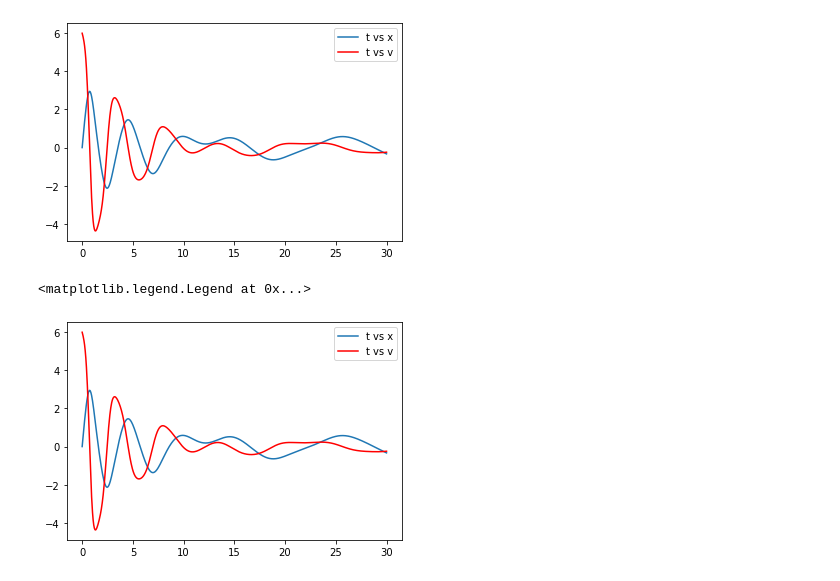
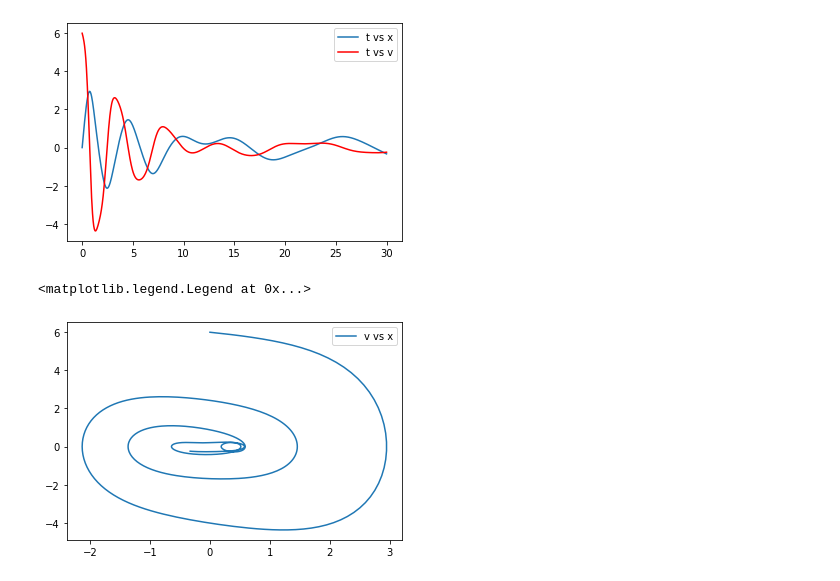
Before and after one commit to Jjat00/MN-EDO-SEDO, a Jupyter notebook: MN_edo_y_sedo.ipynb, the cells around one changed output. Cells and saved outputs as stored; diff of their text form; code cells hidden in the pictures.

Commit message:
agregué última gráfica v vs x

```diff
--- a/MN_edo_y_sedo.ipynb
+++ b/MN_edo_y_sedo.ipynb
@@ -724,11 +725,9 @@ plt.legend()
 <matplotlib.legend.Legend at 0x...>
 [figure]
 # %%
-# gráfica (𝑥 y 𝑣 𝑣𝑒𝑟𝑠𝑢𝑠 𝑡)
-plt.plot(t, x, label = 't vs x')
-# grafica solución exacta
-plt.plot(t, v, label = 't vs v', color='red')
+#gráfica del espacio-fase (𝑣 𝑣𝑒𝑟𝑠𝑢𝑠 𝑥)
+plt.plot(x, v, label = 'v vs x')
 plt.legend()
 # %% [output]
 <matplotlib.legend.Legend at 0x...>
-[figure, old version]
+[figure, new version]
```
Also changed, not shown: parts of 1 cell of this notebook.
